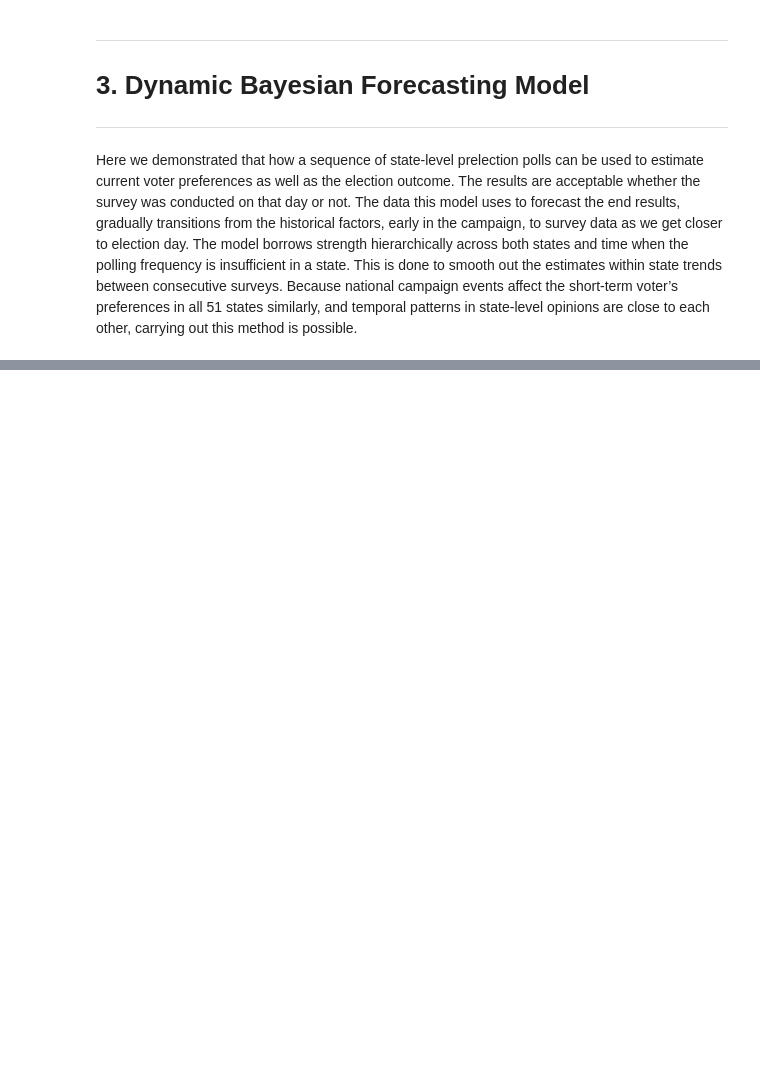
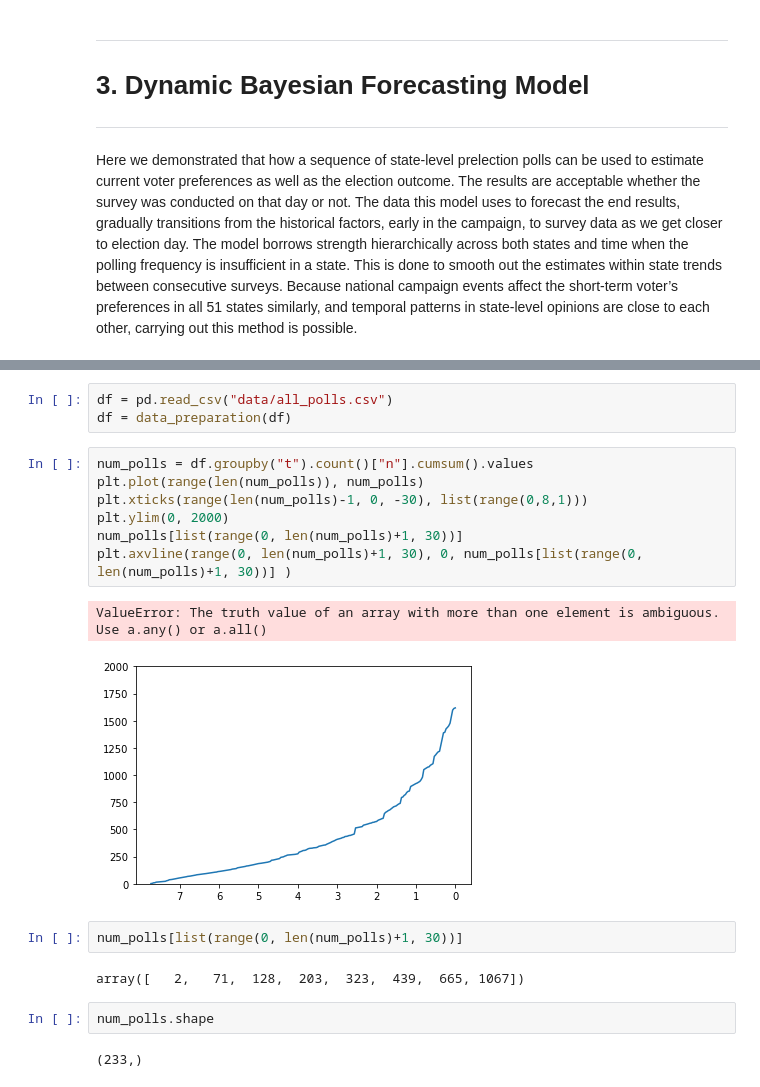
Before and after one commit to OpenSourceEconomics/ose-scientific-computing-course-boomshakalaka, a Jupyter notebook: project notebook.ipynb, the cells around one changed output, grey strips where cells are left out. Cells and saved outputs as stored; diff of their text form; blank space fills up the shorter version.

```diff
--- a/project notebook.ipynb
+++ b/project notebook.ipynb
@@ -824,0 +229,21 @@ Notebook by Annica Gehlen | Find me on GitHub at https://github.com/amageh.
+# %%
+df = pd.read_csv("data/all_polls.csv")
+df = data_preparation(df)
+# %%
+num_polls = df.groupby("t").count()["n"].cumsum().values
+plt.plot(range(len(num_polls)), num_polls)
+plt.xticks(range(len(num_polls)-1, 0, -30), list(range(0,8,1)))
+plt.ylim(0, 2000)
+num_polls[list(range(0, len(num_polls)+1, 30))]
+plt.axvline(range(0, len(num_polls)+1, 30), 0, num_polls[list(range(0, len(num_polls)+1, 30))] )
+# %% [output]
+ValueError: The truth value of an array with more than one element is ambiguous. Use a.any() or a.all()
+[figure, added]
+# %%
+num_polls[list(range(0, len(num_polls)+1, 30))]
+# %% [output]
+array([   2,   71,  128,  203,  323,  439,  665, 1067])
+# %%
+num_polls.shape
+# %% [output]
+(233,)
```
Also changed, not shown: parts of 145 cells of this notebook, 11 other files.
